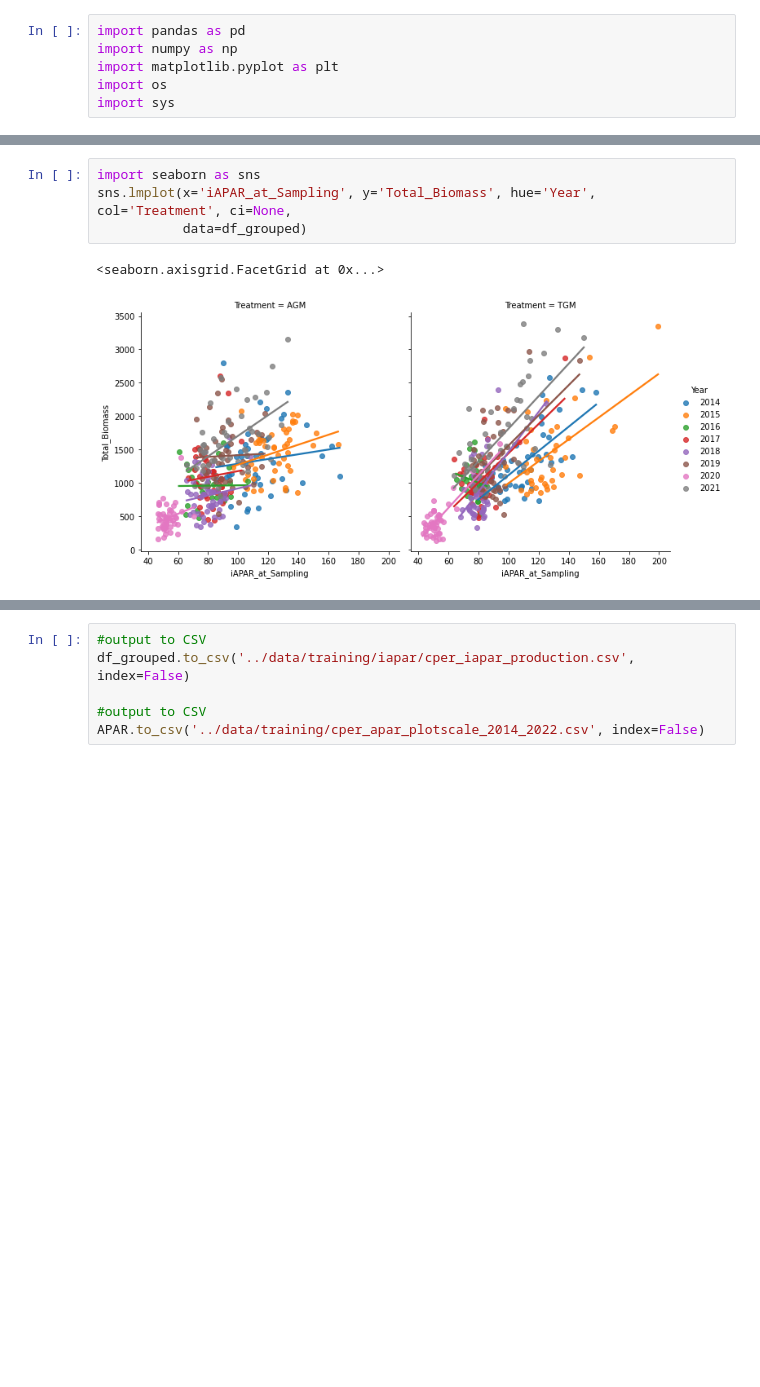
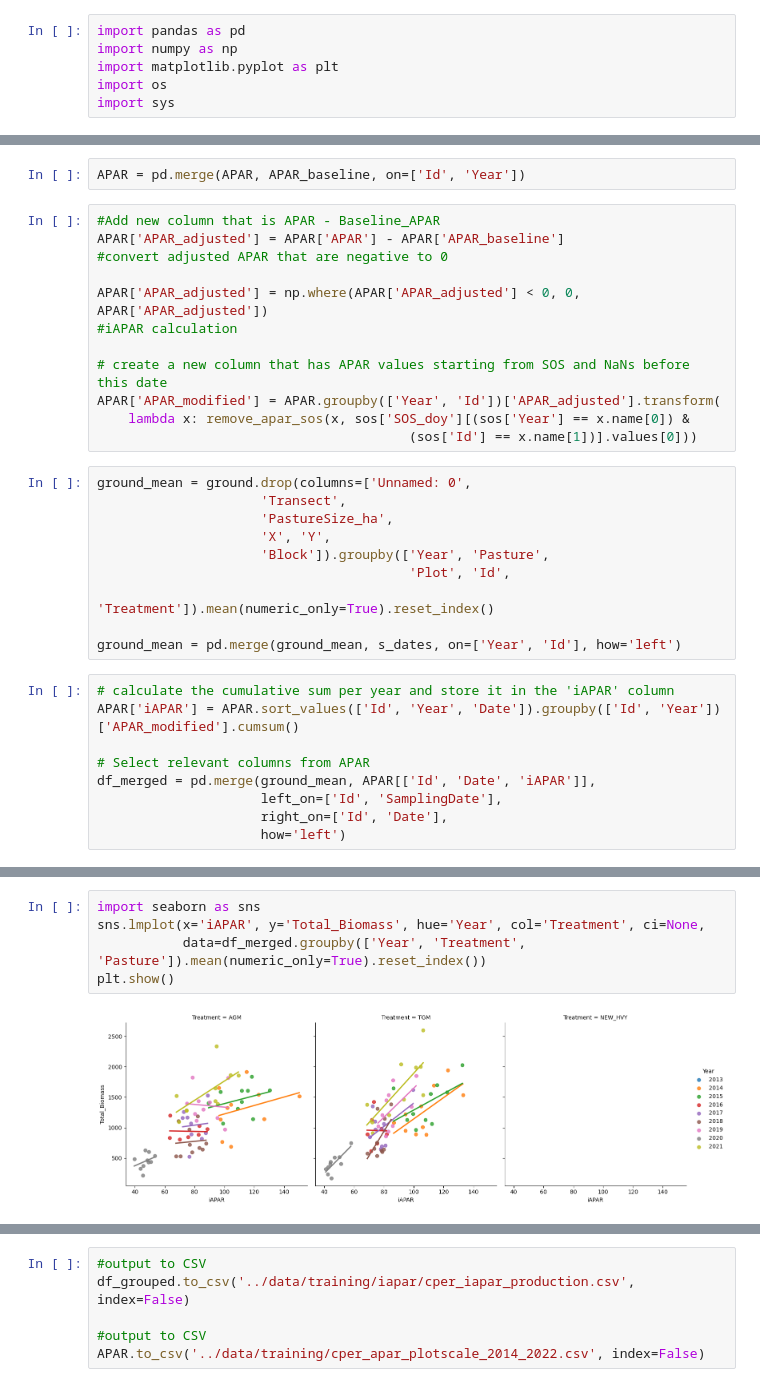
Before and after one commit to kearney-sp/cper_hls_veg_models, a Jupyter notebook: production/calculate_iapar.ipynb, the cells around one changed output, grey strips where cells are left out. Drawn from its saved outputs; the diff is of its cells as text; blank space fills up the shorter version.

Commit message:
backup/xfer from TBGPEA. Updated code to calculate iAPAR (still needs some annotating).

```diff
--- a/production/calculate_iapar.ipynb
+++ b/production/calculate_iapar.ipynb
@@ -218,0 +131,33 @@ df_grouped = df_grouped.rename(columns={"iAPAR_through_yearend": "iAPAR_at_Sampl
+# %%
+APAR = pd.merge(APAR, APAR_baseline, on=['Id', 'Year'])
+# %%
+#Add new column that is APAR - Baseline_APAR
+APAR['APAR_adjusted'] = APAR['APAR'] - APAR['APAR_baseline']
+#convert adjusted APAR that are negative to 0
+
+APAR['APAR_adjusted'] = np.where(APAR['APAR_adjusted'] < 0, 0, APAR['APAR_adjusted'])
+#iAPAR calculation
+
+# create a new column that has APAR values starting from SOS and NaNs before this date
+APAR['APAR_modified'] = APAR.groupby(['Year', 'Id'])['APAR_adjusted'].transform(
+    lambda x: remove_apar_sos(x, sos['SOS_doy'][(sos['Year'] == x.name[0]) &
+                                        (sos['Id'] == x.name[1])].values[0]))
+# %%
+ground_mean = ground.drop(columns=['Unnamed: 0',
+                     'Transect',
+                     'PastureSize_ha',
+                     'X', 'Y',
+                     'Block']).groupby(['Year', 'Pasture',
+                                        'Plot', 'Id',
+                                        'Treatment']).mean(numeric_only=True).reset_index()
+
+ground_mean = pd.merge(ground_mean, s_dates, on=['Year', 'Id'], how='left')
+# %%
+# calculate the cumulative sum per year and store it in the 'iAPAR' column
+APAR['iAPAR'] = APAR.sort_values(['Id', 'Year', 'Date']).groupby(['Id', 'Year'])['APAR_modified'].cumsum()
+
+# Select relevant columns from APAR
+df_merged = pd.merge(ground_mean, APAR[['Id', 'Date', 'iAPAR']],
+                     left_on=['Id', 'SamplingDate'],
+                     right_on=['Id', 'Date'],
+                     how='left')
@@ -219,7 +176,7 @@ df_grouped = df_grouped.rename(columns={"iAPAR_through_yearend": "iAPAR_at_Sampl
 # %%
 import seaborn as sns
-sns.lmplot(x='iAPAR_at_Sampling', y='Total_Biomass', hue='Year', col='Treatment', ci=None,
-           data=df_grouped)
+sns.lmplot(x='iAPAR', y='Total_Biomass', hue='Year', col='Treatment', ci=None,
+           data=df_merged.groupby(['Year', 'Treatment', 'Pasture']).mean(numeric_only=True).reset_index())
+plt.show()
 # %% [output]
-<seaborn.axisgrid.FacetGrid at 0x...>
-[figure, old version]
+[figure, new version]
```
Also changed, not shown: parts of 22 cells of this notebook, 7 other files.
